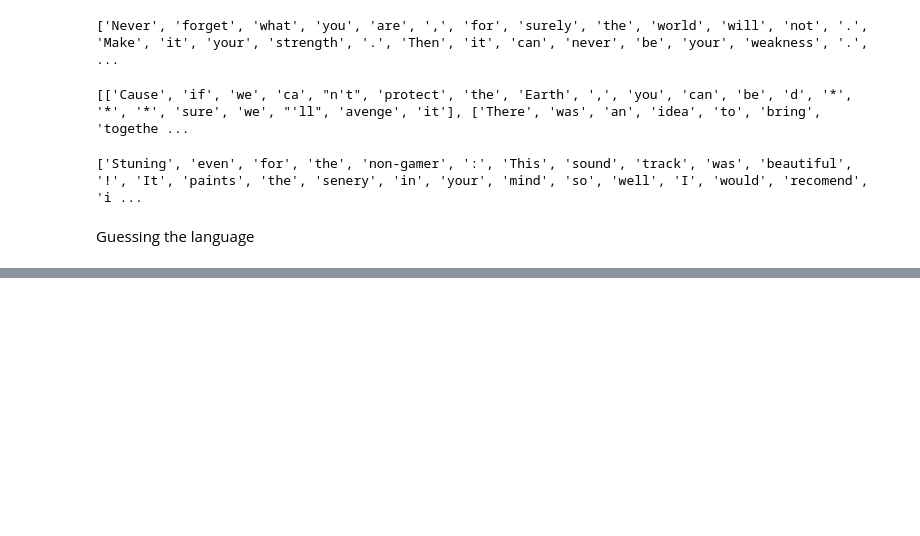
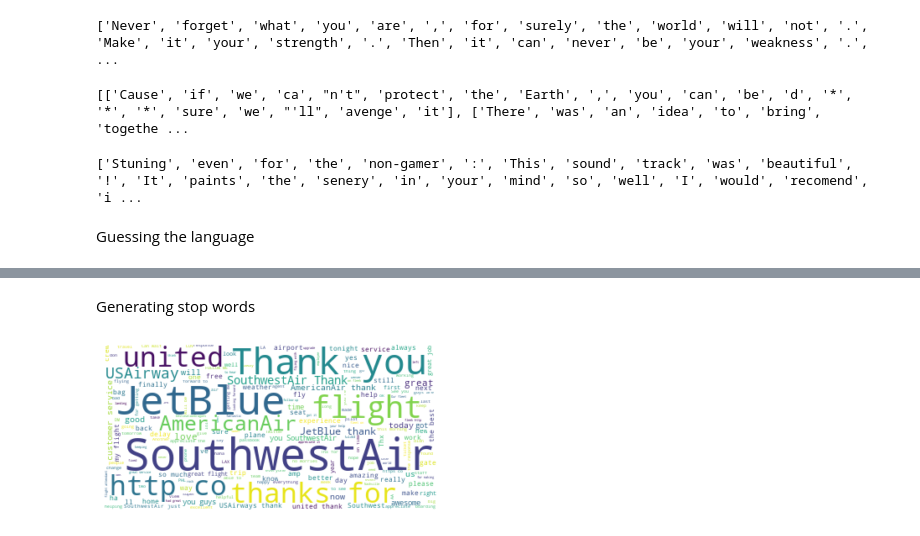
Before and after one commit to ashkmason/learning-sentiment-analysis, a Jupyter notebook: sentiment analysis.ipynb, the cells around one changed output, grey strips where cells are left out. Cells and saved outputs as stored; diff of their text form; code cells hidden in the pictures; blank space fills up the shorter version.

Commit message:
sorting out characters in tweets

```diff
--- a/sentiment analysis.ipynb
+++ b/sentiment analysis.ipynb
@@ -407,0 +406,21 @@ The detected languages are:  [[fr:0.9999964386182845], [es:0.9999960012855714],
+# %% [markdown]
+Generating stop words
+# %%
+# Generating word cloud of tweets
+
+# read in text_tweet.txt
+text_tweet = open('datasets/text_tweet.txt', 'r').read()
+
+# build word cloud without using stop words
+
+# Create and generate a word cloud image
+my_cloud = WordCloud(background_color='white').generate(text_tweet)
+
+# Display the generated wordcloud image
+plt.imshow(my_cloud, interpolation='bilinear')
+plt.axis("off")
+
+# Don't forget to show the final image
+plt.show()
+# %% [output]
+[figure, added]
```
Also changed, not shown: parts of 11 cells of this notebook, 3 other files.
